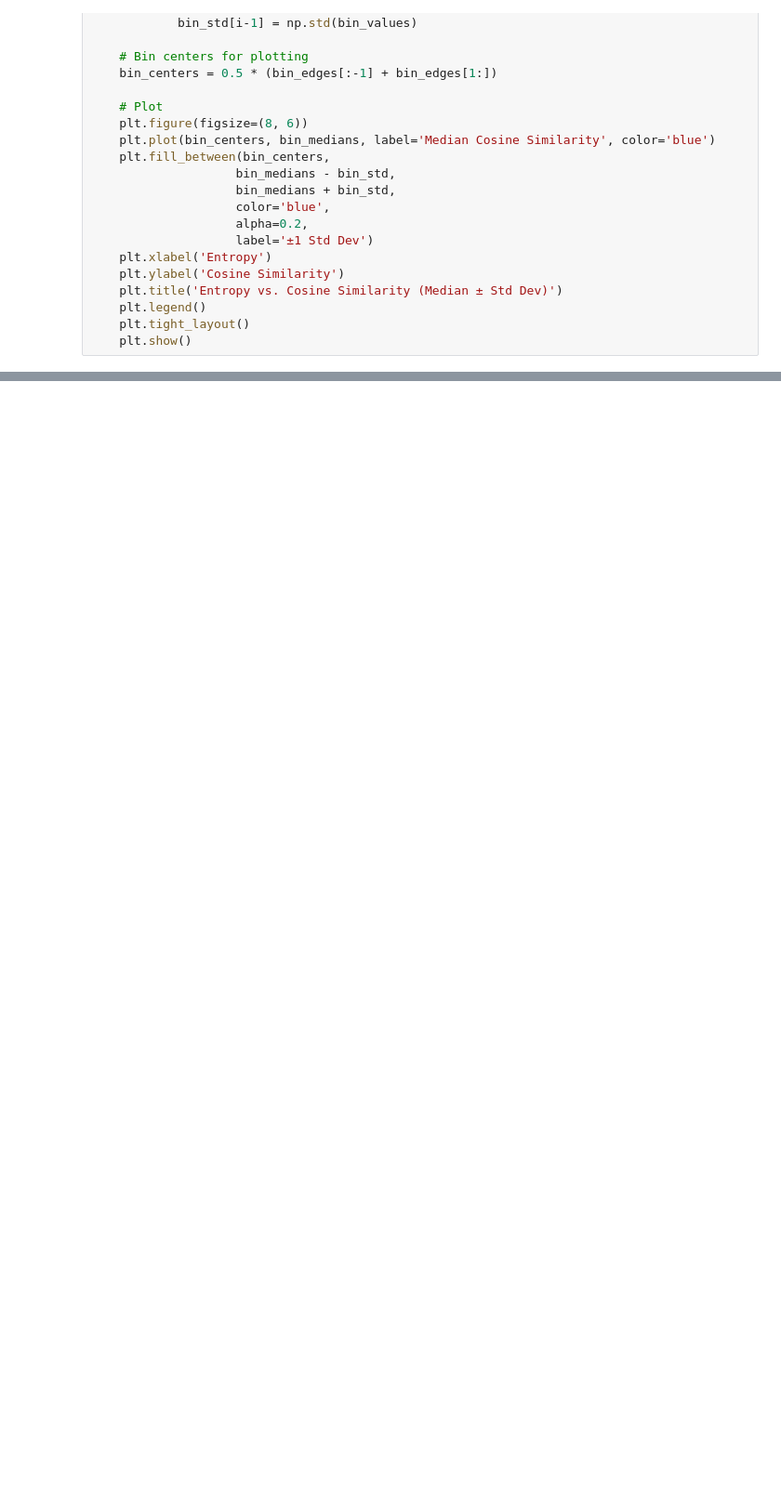
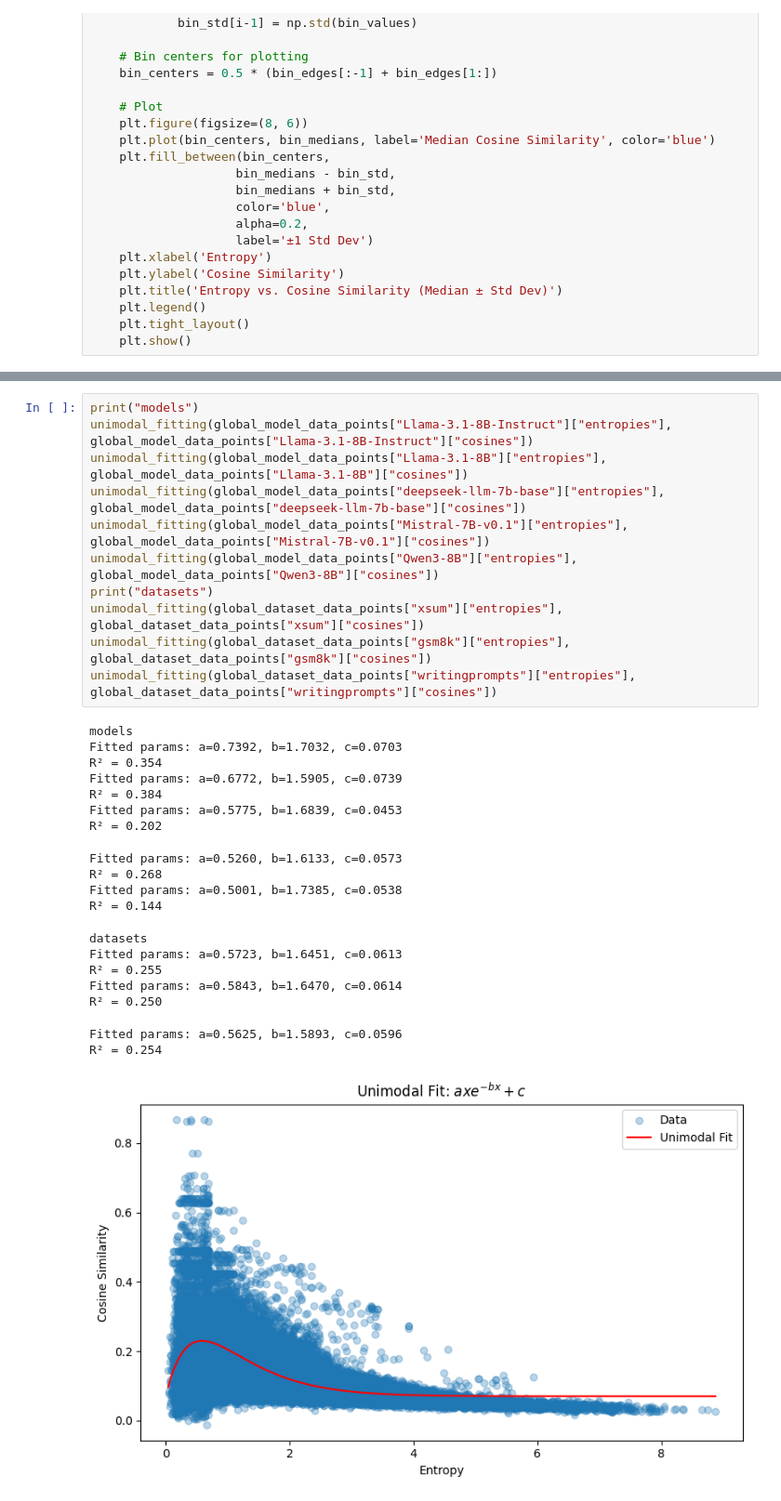
Before and after one commit to itsmejul/llm-confidence, a Jupyter notebook: correlation.ipynb, the cells around one changed output, grey strips where cells are left out. Shown at 93% size. Drawn from its saved outputs; the diff is of its cells as text; blank space fills up the shorter version.

Commit message:
fit model on models and datasets seperately

```diff
--- a/correlation.ipynb
+++ b/correlation.ipynb
@@ -396,0 +510,31 @@ Dataset: xsum Model: deepseek-llm-7b-base
+# %%
+print("models")
+unimodal_fitting(global_model_data_points["Llama-3.1-8B-Instruct"]["entropies"], global_model_data_points["Llama-3.1-8B-Instruct"]["cosines"])
+unimodal_fitting(global_model_data_points["Llama-3.1-8B"]["entropies"], global_model_data_points["Llama-3.1-8B"]["cosines"])
+unimodal_fitting(global_model_data_points["deepseek-llm-7b-base"]["entropies"], global_model_data_points["deepseek-llm-7b-base"]["cosines"])
+unimodal_fitting(global_model_data_points["Mistral-7B-v0.1"]["entropies"], global_model_data_points["Mistral-7B-v0.1"]["cosines"])
+unimodal_fitting(global_model_data_points["Qwen3-8B"]["entropies"], global_model_data_points["Qwen3-8B"]["cosines"])
+print("datasets")
+unimodal_fitting(global_dataset_data_points["xsum"]["entropies"], global_dataset_data_points["xsum"]["cosines"])
+unimodal_fitting(global_dataset_data_points["gsm8k"]["entropies"], global_dataset_data_points["gsm8k"]["cosines"])
+unimodal_fitting(global_dataset_data_points["writingprompts"]["entropies"], global_dataset_data_points["writingprompts"]["cosines"])
+# %% [output]
+models
+Fitted params: a=0.7392, b=1.7032, c=0.0703
+R² = 0.354
+Fitted params: a=0.6772, b=1.5905, c=0.0739
+R² = 0.384
+Fitted params: a=0.5775, b=1.6839, c=0.0453
+R² = 0.202
+Fitted params: a=0.5260, b=1.6133, c=0.0573
+R² = 0.268
+Fitted params: a=0.5001, b=1.7385, c=0.0538
+R² = 0.144
+datasets
+Fitted params: a=0.5723, b=1.6451, c=0.0613
+R² = 0.255
+Fitted params: a=0.5843, b=1.6470, c=0.0614
+R² = 0.250
+Fitted params: a=0.5625, b=1.5893, c=0.0596
+R² = 0.254
+[figure, added]
```
Also changed, not shown: parts of 5 cells of this notebook, 10 other files.
